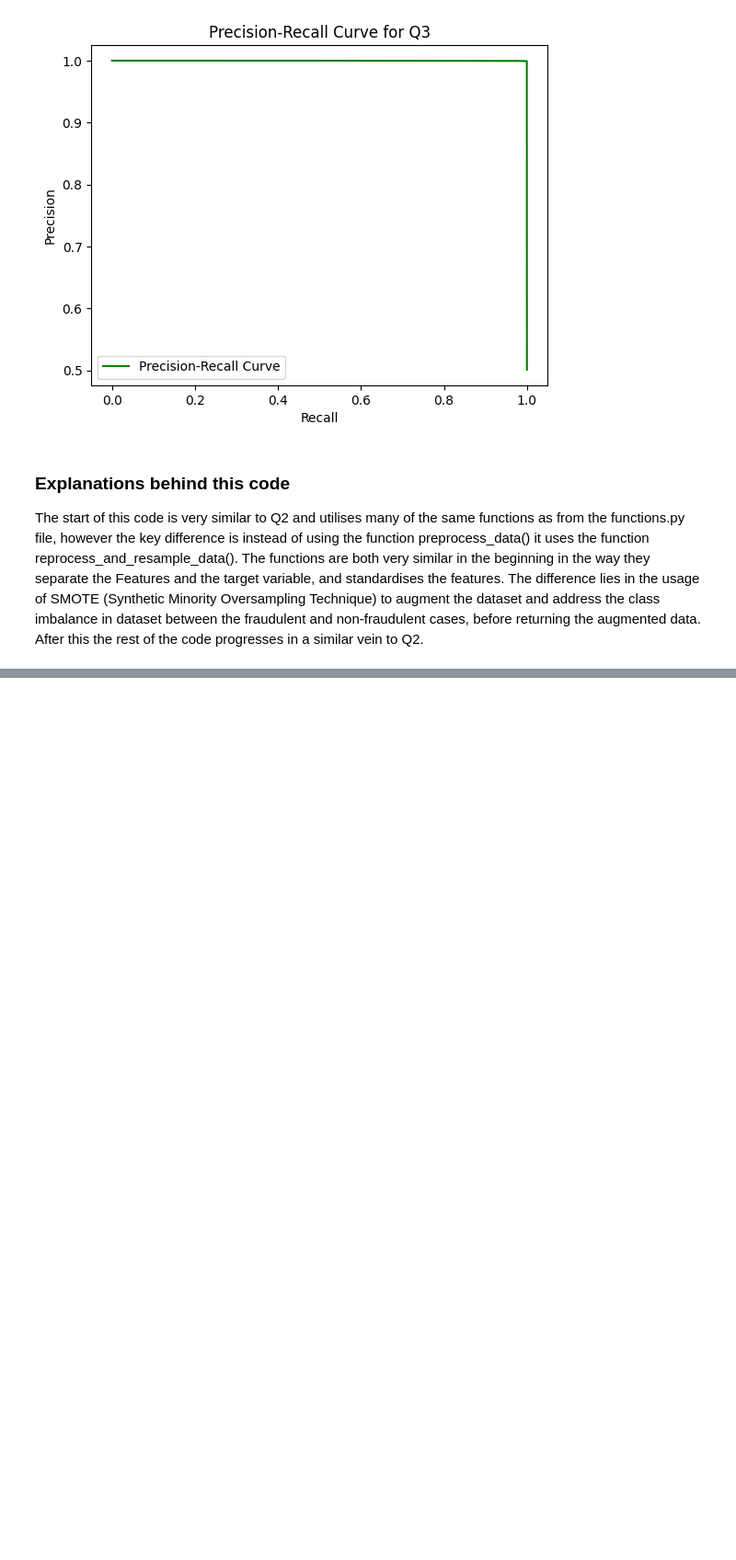
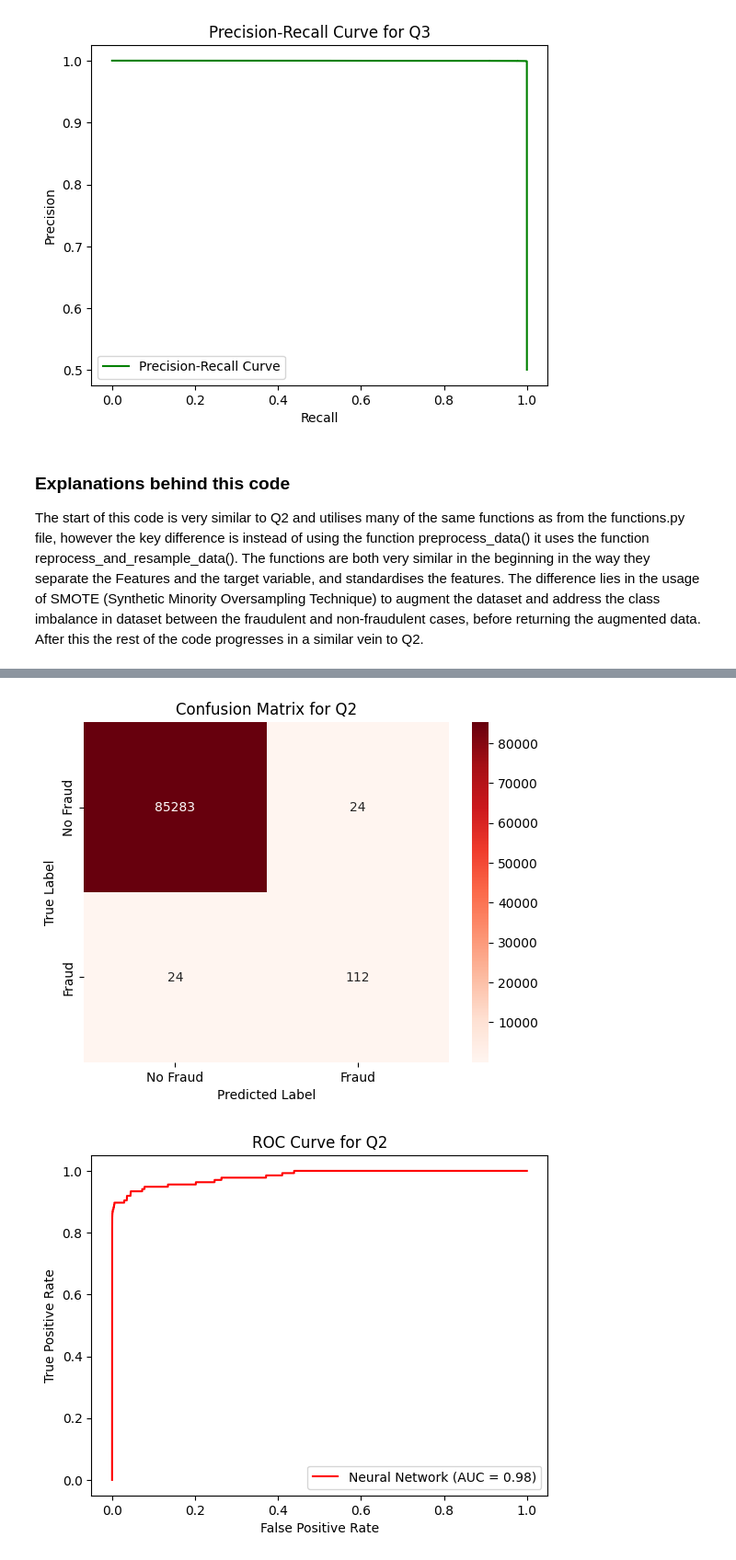
Before and after one commit to ghaithmusa0502/UP2089173-Credit-Card-Fraud-Detection, a Jupyter notebook: py/Q3_folder/Q3.ipynb, the cells around one changed output, grey strips where cells are left out. Shown at 92% size. Drawn from its saved outputs; the diff is of its cells as text; code cells hidden in the pictures; blank space fills up the shorter version.

```diff
--- a/py/Q3_folder/Q3.ipynb
+++ b/py/Q3_folder/Q3.ipynb
@@ -231,3 +232,63 @@ Furthermore, the ROC (Receiver Operating Characteristic) Curve provides more ins
 The Confusion Matrices further support the idea that SMOTE improved the model's performance. In Q2, the model made more false positive and false negative predictions, which means it either incorrectly classified legitimate transactions as fraudulent or missed fraudulent transactions. In Q3, however, the number of these misclassifications was reduced, with fewer false positives and false negatives. This improvement is a direct consequence of the enhanced ability to detect fraud more accurately due to the larger, more balanced dataset created by SMOTE.
 
 In conclusion, the results suggest that the use of SMOTE in Q3 significantly improved the neural network's ability to generalize and perform better on the credit card fraud detection task. The model in Q3 not only maintained better precision while increasing recall but also showed better discrimination between fraudulent and non-fraudulent transactions. These improvements indicate that data augmentation techniques like SMOTE are crucial for tackling class imbalance and improving the performance of machine learning models, particularly in tasks such as fraud detection, where the minority class is of utmost importance.
+# %%
+X_scaled, y = functions.preprocess_data(data, target_column='Class')
+
+X_train, X_test, y_train, y_test = train_test_split(X_scaled, y, test_size=0.3, random_state=42)
+
+model = functions.build_neural_network(input_shape=X_train.shape[1])
+if model is None:
+    print("Model creation failed.")
+else:
+    early_stopping = EarlyStopping(monitor='val_loss', patience=3, restore_best_weights=True)
+    history = model.fit(
+        X_train, y_train,
+        validation_split=0.2,
+        epochs=10,
+        batch_size=64,
+
+        callbacks=[early_stopping],
+        verbose=1
+    )
+
+y_proba = model.predict(X_test).flatten()
+y_pred = (y_proba > 0.5).astype(int)
+
+auc_roc = roc_auc_score(y_test, y_proba)
+conf_matrix = confusion_matrix(y_test, y_pred)
+true_postive_rate= (conf_matrix[1, 1] / (conf_matrix[1, 0] + conf_matrix[1, 1]))*100
+
+sns.heatmap(conf_matrix, annot=True, fmt='d', cmap='Reds',  # Changed to 'Reds'
+            xticklabels=['No Fraud', 'Fraud'], yticklabels=['No Fraud', 'Fraud'])
+plt.title('Confusion Matrix for Q2')
+plt.xlabel('Predicted Label')
+plt.ylabel('True Label')
+plt.show()
+
+fpr, tpr, thresholds = roc_curve(y_test, y_proba)
+
+plt.plot(fpr, tpr, label=f'Neural Network (AUC = {auc_roc:.2f})', color='red')  # Changed color to red
+plt.xlabel('False Positive Rate')
+plt.ylabel('True Positive Rate')
+plt.title('ROC Curve for Q2')
+plt.legend()
+plt.show()
+
+plt.plot(history.history['loss'], label='Training Loss')
+plt.plot(history.history['val_loss'], label='Validation Loss')
+plt.xlabel('Epochs')
+plt.ylabel('Loss')
+plt.title('Training and Validation Loss for Q2')
+plt.legend()
+plt.show()
+
+precision, recall, thresholds = precision_recall_curve(y_test, y_proba)
+
+plt.plot(recall, precision, label='Precision-Recall Curve', color='red')  # Changed color to red
+plt.xlabel('Recall')
+plt.ylabel('Precision')
+plt.title('Precision-Recall Curve for Q2')
+plt.legend()
+plt.show()
+# %% [output]
@@ -233,0 +312,2 @@ In conclusion, the results suggest that the use of SMOTE in Q3 significantly imp
+[figure, added]
+[figure, added]
```
Also changed, not shown: parts of 4 cells of this notebook, 3 other files.
